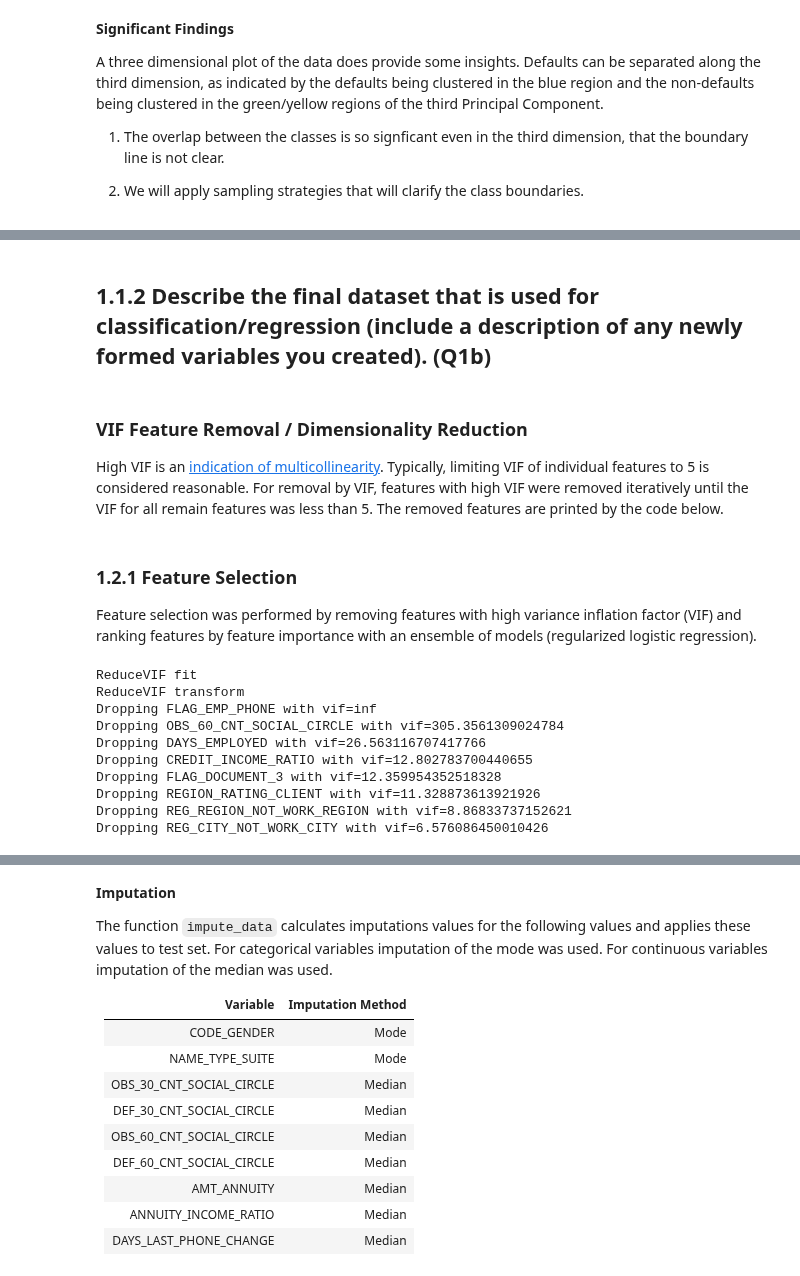
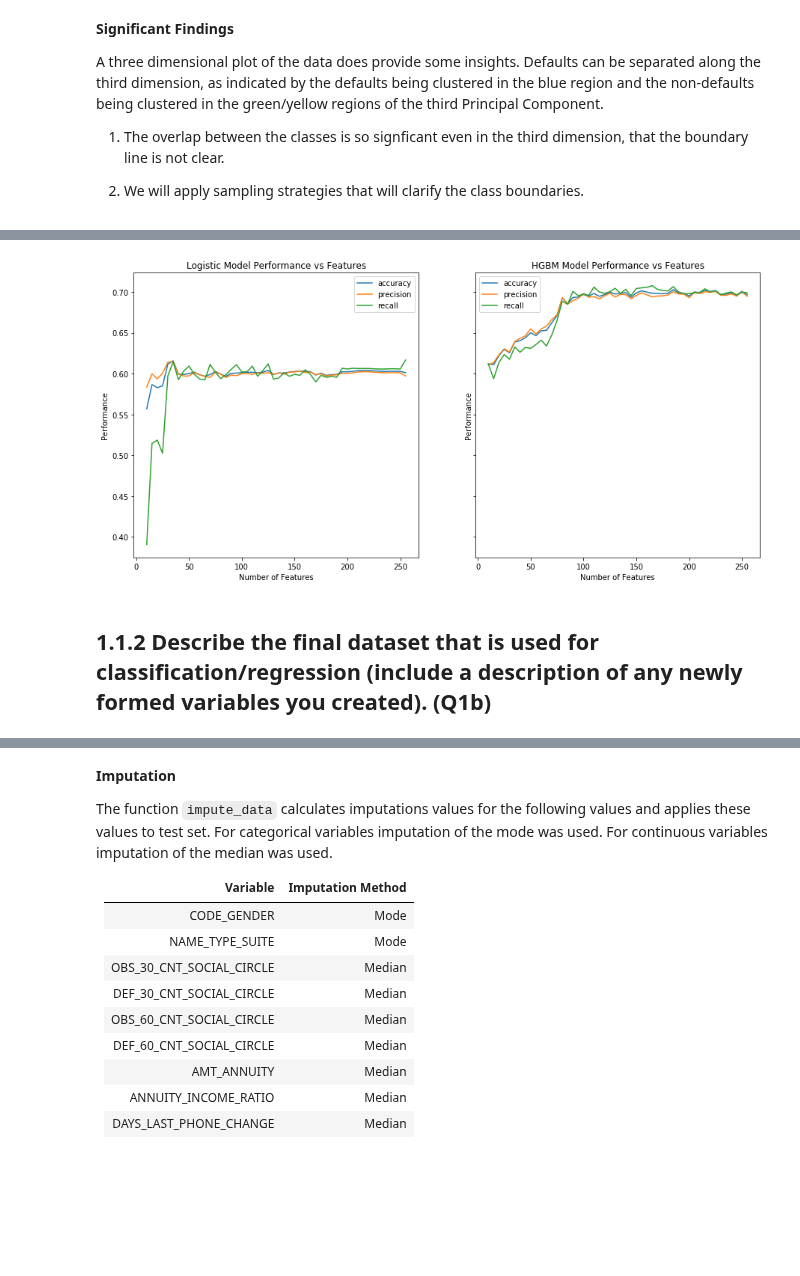
Before and after one commit to sjmiller8182/home-credit-default-risk, a Jupyter notebook: MiniLab2_CRISP-DM.ipynb, the cells around one changed output, grey strips where cells are left out. Drawn from its saved outputs; the diff is of its cells as text; code cells hidden in the pictures; blank space fills up the shorter version.

Commit message:
Add feature selection back

```diff
--- a/MiniLab2_CRISP-DM.ipynb
+++ b/MiniLab2_CRISP-DM.ipynb
@@ -533,9 +684,26 @@ A three dimensional plot of the data does provide some insights. Defaults can be
+# %%
+# plot the performance of both models
+fig, ax = plt.subplots(ncols=2, sharey = True, figsize=(15,7))
+
+ax[0].plot(feat_count, log_acc, label = 'accuracy')
+ax[0].plot(feat_count, log_pre, label = 'precision')
+ax[0].plot(feat_count, log_recall, label = 'recall')
+ax[0].legend()
+ax[0].set_title('Logistic Model Performance vs Features')
+ax[0].set_xlabel('Number of Features')
+ax[0].set_ylabel('Performance')
+#plt.ylim((0.68, 0.74))
+
+ax[1].plot(feat_count, hgbm_acc, label = 'accuracy')
+ax[1].plot(feat_count, hgbm_pre, label = 'precision')
+ax[1].plot(feat_count, hgbm_recall, label = 'recall')
+ax[1].legend()
+ax[1].set_title('HGBM Model Performance vs Features')
+ax[1].set_xlabel('Number of Features')
+ax[1].set_ylabel('Performance')
+#plt.ylim((0.68, 0.78))
+plt.show();
+# %% [output]
+[figure, added]
 # %% [markdown]
 ## 1.1.2 Describe the final dataset that is used for classification/regression (include a description of any newly formed variables you created). (Q1b) <a class="anchor" id="FinalDataset"></a>
-# %% [markdown]
-### VIF Feature Removal / Dimensionality Reduction <a class="anchor" id="VIF"></a>
-
-High VIF is an [indication of multicollinearity](https://www.statsmodels.org/stable/generated/statsmodels.stats.outliers_influence.variance_inflation_factor.html).
-Typically, limiting VIF of individual features to 5 is considered reasonable.
-For removal by VIF, features with high VIF were removed iteratively until the VIF for all remain features was less than 5.
-The removed features are printed by the code below.
@@ -583,18 +709,0 @@ class ReduceVIF(BaseEstimator, TransformerMixin):
-# %% [markdown]
-### 1.2.1 Feature Selection <a class="anchor" id="FeatureSelection"></a>
-
-Feature selection was performed by removing features with high variance inflation factor (VIF) and ranking features by feature importance  with an ensemble of models (regularized logistic regression).
-# %%
-transformer = ReduceVIF()
-X = transformer.fit_transform(X_train_svm_as_df)
-# %% [output]
-ReduceVIF fit
-ReduceVIF transform
-Dropping FLAG_EMP_PHONE with vif=inf
-Dropping OBS_60_CNT_SOCIAL_CIRCLE with vif=305.3561309024784
-Dropping DAYS_EMPLOYED with vif=26.563116707417766
-Dropping CREDIT_INCOME_RATIO with vif=12.802783700440655
-Dropping FLAG_DOCUMENT_3 with vif=12.359954352518328
-Dropping REGION_RATING_CLIENT with vif=11.328873613921926
-Dropping REG_REGION_NOT_WORK_REGION with vif=8.86833737152621
-Dropping REG_CITY_NOT_WORK_CITY with vif=6.576086450010426
```
Also changed, not shown: parts of 49 cells of this notebook, 3 other files.
